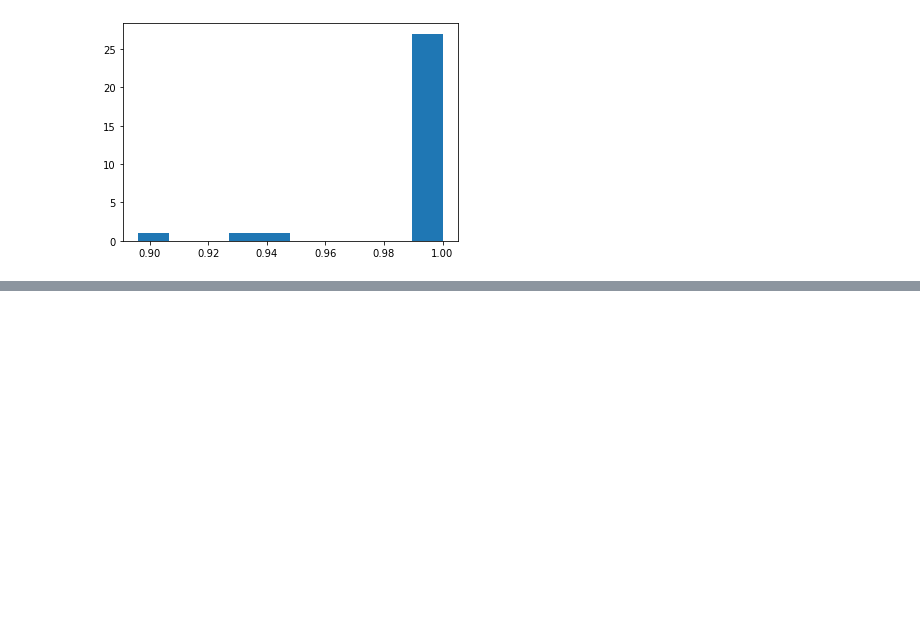
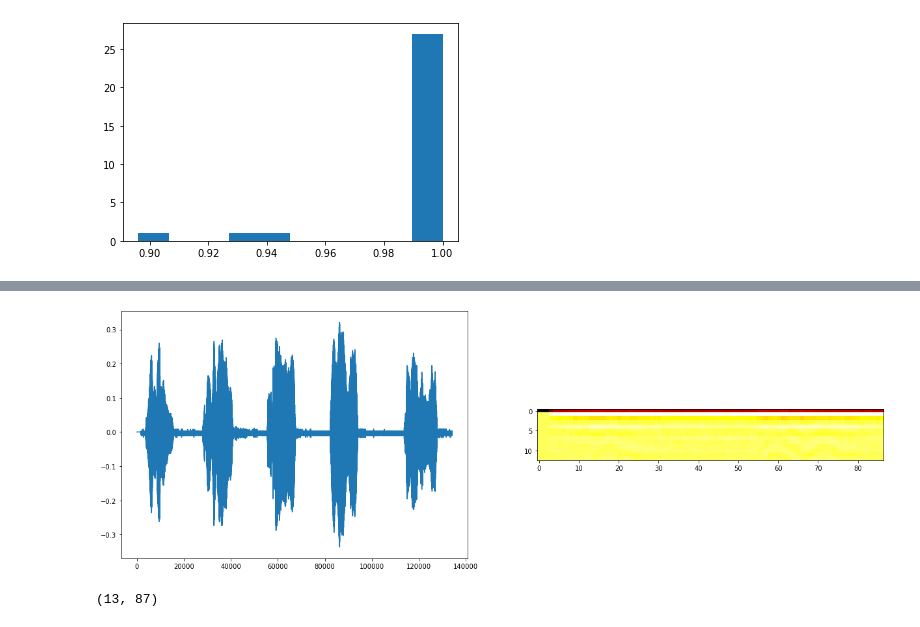
Before and after one commit to balobinp/AudioSignalProcessing, a Jupyter notebook: AudioSignalProcessing.ipynb, the cells around one changed output, grey strips where cells are left out. Cells and saved outputs as stored; diff of their text form; code cells hidden in the pictures; blank space fills up the shorter version.

```diff
--- a/AudioSignalProcessing.ipynb
+++ b/AudioSignalProcessing.ipynb
@@ -112,0 +171,17 @@ plt.show()
+# %%
+# Извлечение mfcc в nm.array из wav файла с использованием librosa (ИСПОЛЬЗОВАТЬ)
+
+signal, rate = librosa.load(sample_file_path, sr=44100)
+
+# extract MFCCs
+mfcc = librosa.feature.mfcc(signal[:rate], sr=rate, n_mfcc=13, n_fft=1103, hop_length=512)
+
+fig, axes = plt.subplots(nrows=1, ncols=2, figsize=(21, 7))
+axes[0].plot(signal)
+axes[1].imshow(mfcc, cmap='hot', interpolation='nearest')
+plt.show()
+
+mfcc.shape
+# %% [output]
+[figure, added]
+(13, 87)
```
Also changed, not shown: parts of 13 cells of this notebook, 2 other files.
